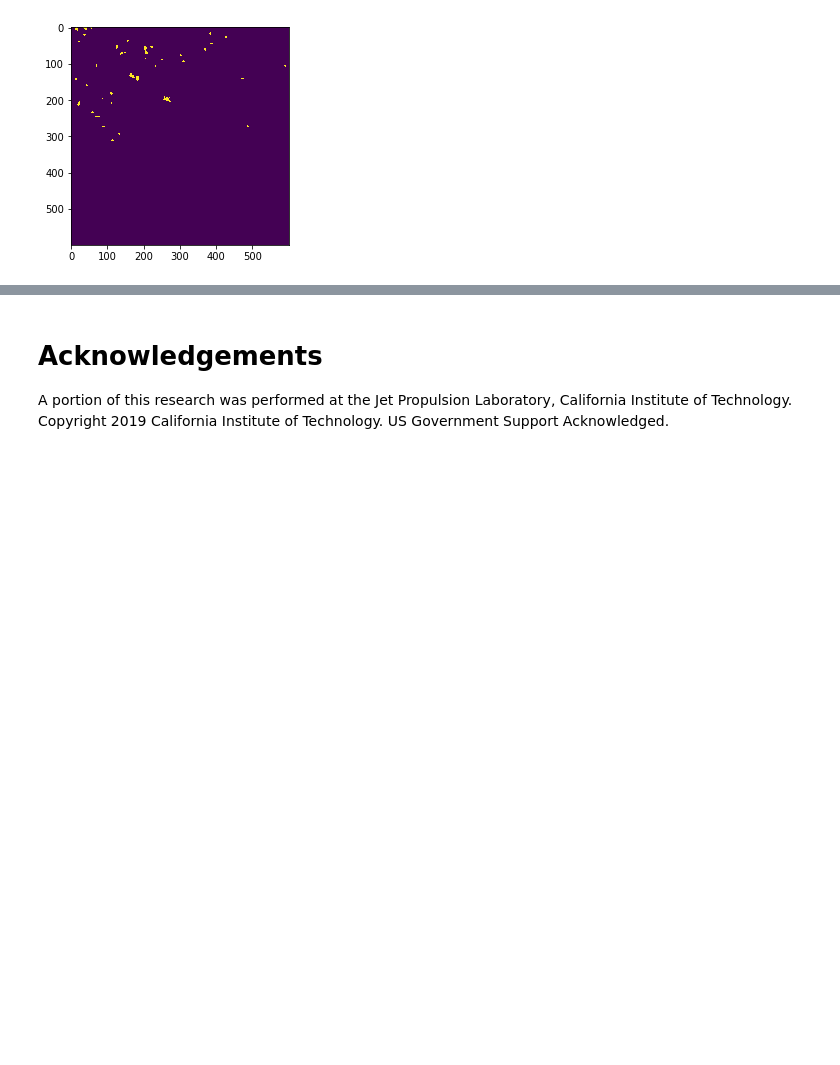
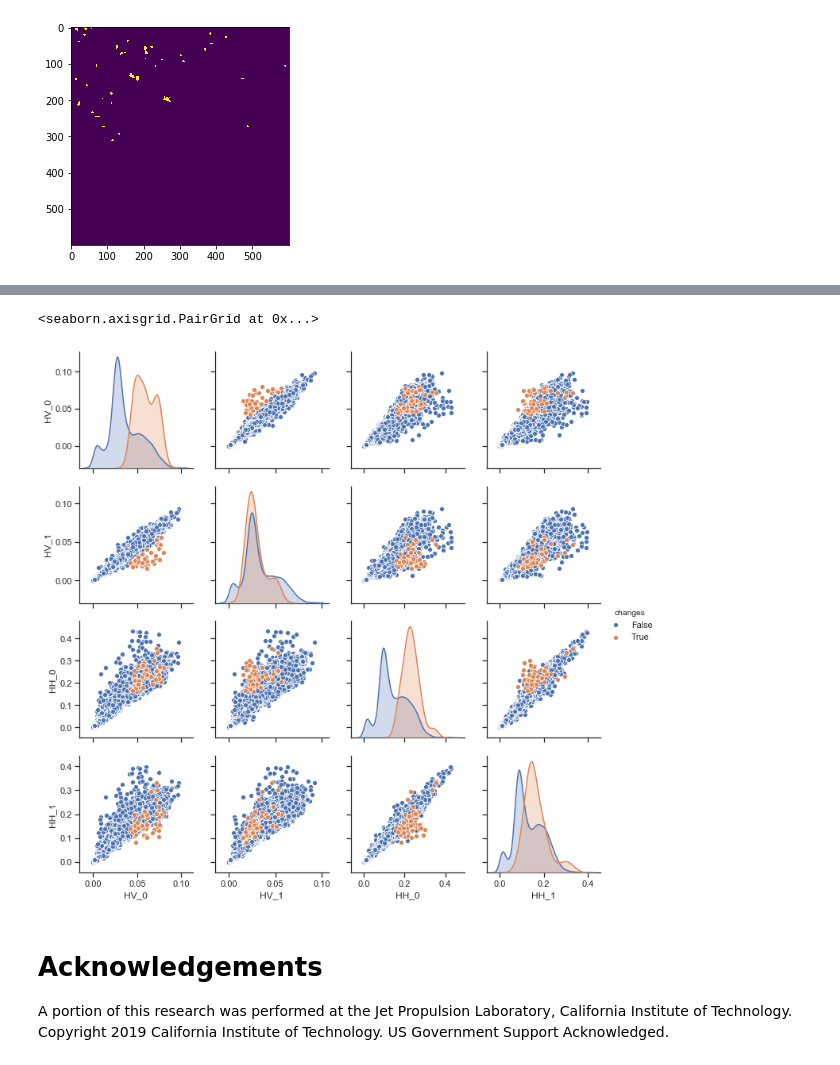
Before and after one commit to simard-landscape-lab/sari-tutorial, a Jupyter notebook: 8-Change Detection/8_Change_Detection.ipynb, the cells around one changed output, grey strips where cells are left out. Drawn from its saved outputs; the diff is of its cells as text; code cells hidden in the pictures; blank space fills up the shorter version.

Commit message:
seabron pairplot

```diff
--- a/8-Change Detection/8_Change_Detection.ipynb
+++ b/8-Change Detection/8_Change_Detection.ipynb
@@ -321,5 +273,0 @@ KMeans(algorithm='auto', copy_x=True, init='k-means++', max_iter=300,
-# %%
-class_features = model.labels_.reshape((-1, 1))
-classes = get_array_from_features(superpixel_labels, class_features)
-plt.imshow(classes)
-plt.colorbar()
@@ -358,6 +273,0 @@ class_features_no_water = model.fit_predict(X_train).reshape((-1, 1))#clf.predic
-# %%
-class_features = np.ones(water_features.shape) * 1
-class_features[(~water_features.astype(bool)).ravel(), :] = class_features_no_water
-
-classes = get_array_from_features(superpixel_labels, class_features)
-plt.imshow(classes)
@@ -372,0 +288,13 @@ polygonize_array_to_shapefile(changes,
+# %%
+mean_features_hv_0 = get_superpixel_means_as_features(superpixel_labels, hv_0)
+mean_features_hv_1 = get_superpixel_means_as_features(superpixel_labels, hv_1)
+mean_features_hh_0 = get_superpixel_means_as_features(superpixel_labels, hh_0)
+mean_features_hh_1 = get_superpixel_means_as_features(superpixel_labels, hh_1)
+# %%
+df = pd.DataFrame({'HH_0': mean_features_hh_0.ravel(),
+                   'HH_1': mean_features_hh_1.ravel(),
+                   'HV_0': mean_features_hv_0.ravel(),
+                   'HV_1': mean_features_hv_1.ravel(),
+                   'changes': (class_features==2).ravel(),
+                  })
+df.head()
@@ -373,3 +308,12 @@ polygonize_array_to_shapefile(changes,
+# %%
+sns.set(style="ticks")
+
+sns.pairplot(df,
+             vars=['HV_0', 'HV_1', 'HH_0', 'HH_1'],
+             hue="changes")
+# %% [output]
+<seaborn.axisgrid.PairGrid at 0x...>
+[figure, added]
 # %% [markdown]
 
 # Acknowledgements
```
Also changed, not shown: parts of 40 cells of this notebook, 1 other file.
